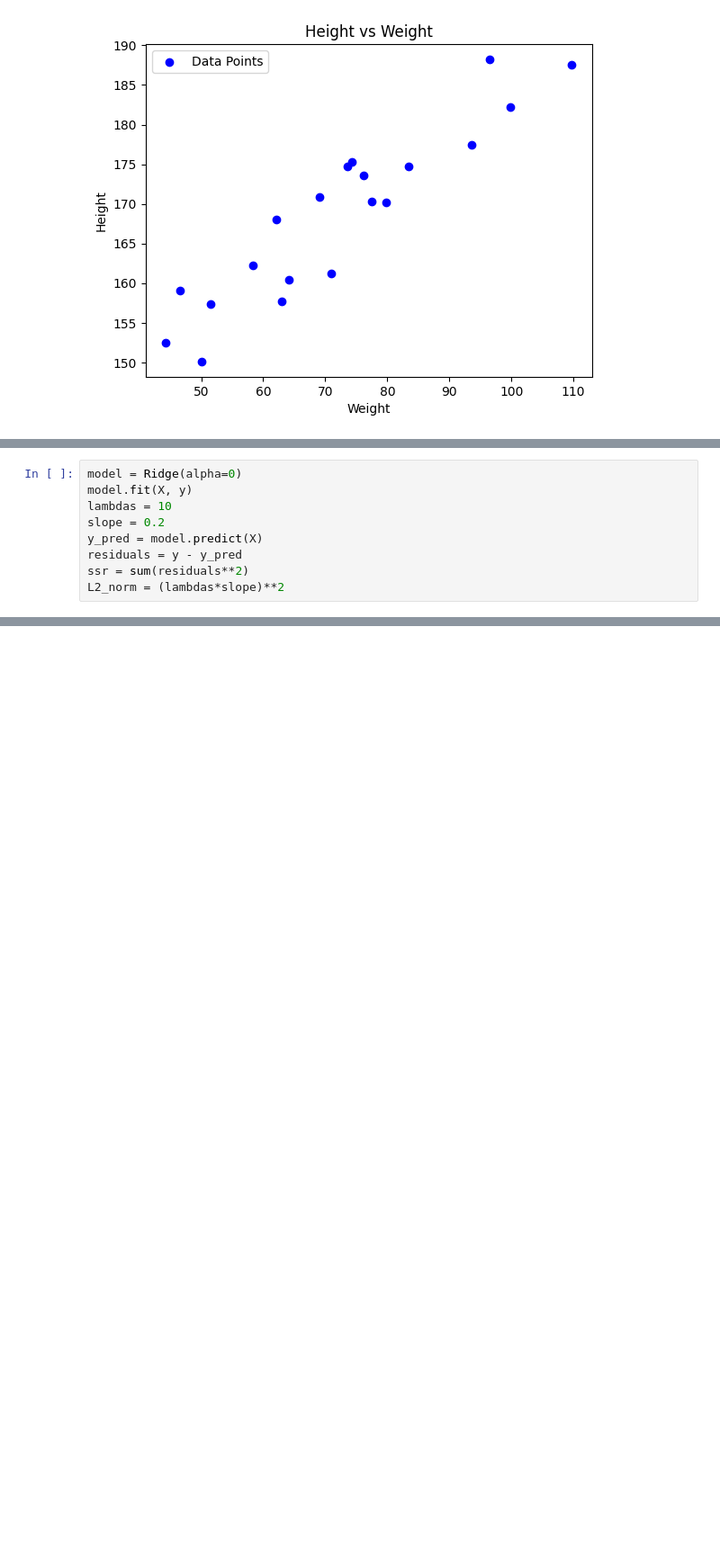
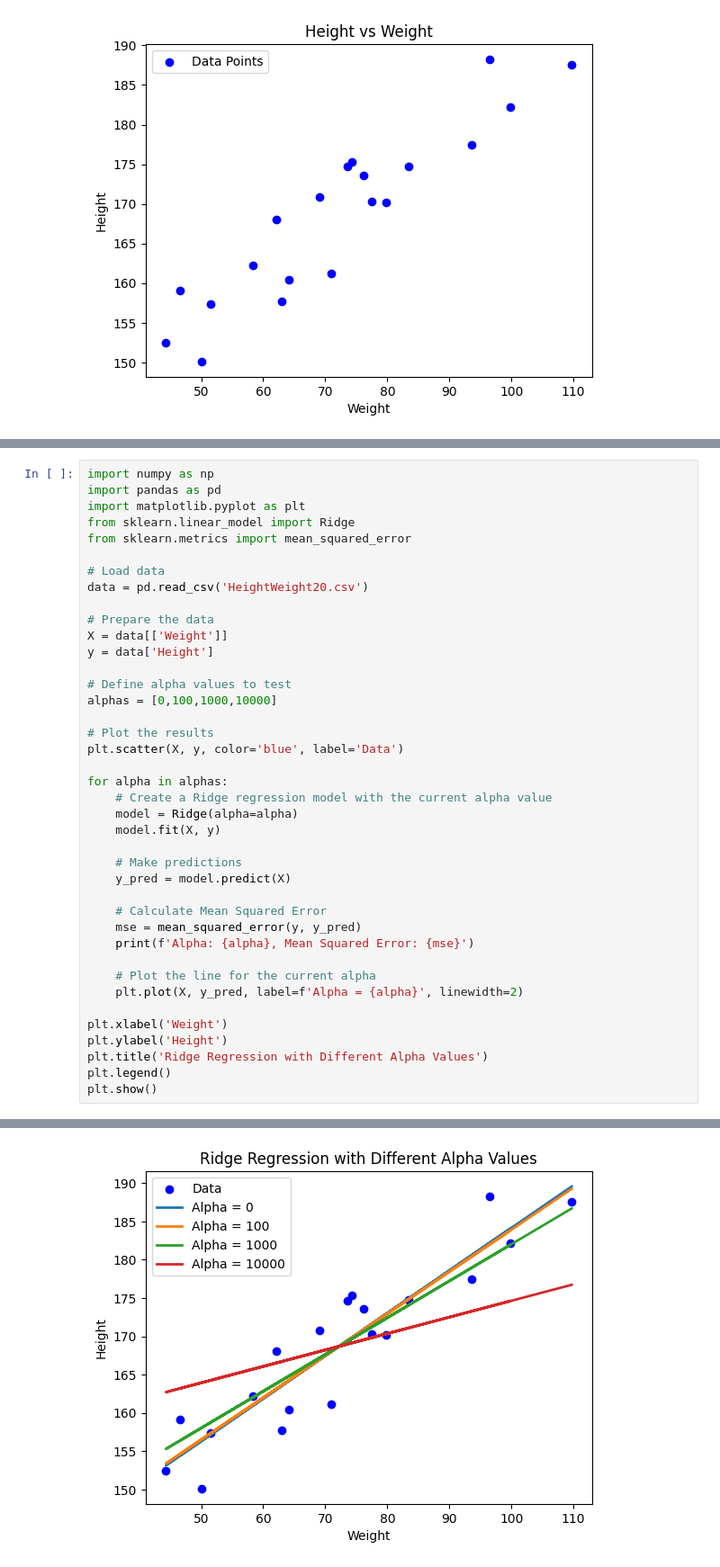
Before and after one commit to MLol-3/Machine-learning-class67, a Jupyter notebook: Regularization/Assignment1/assignment1.ipynb, the cells around one changed output, grey strips where cells are left out. Shown at 90% size. Cells and saved outputs as stored; diff of their text form; blank space fills up the shorter version.

Commit message:
ทำ code plot เส้น ridge regression

```diff
--- a/Regularization/Assignment1/assignment1.ipynb
+++ b/Regularization/Assignment1/assignment1.ipynb
@@ -102,9 +22,41 @@ Final parameters: m = -inf, c = -inf
-# %%
-model = Ridge(alpha=0)
-model.fit(X, y)
-lambdas = 10
-slope = 0.2
-y_pred = model.predict(X)
-residuals = y - y_pred
-ssr = sum(residuals**2)
-L2_norm = (lambdas*slope)**2
+# %%
+import numpy as np
+import pandas as pd
+import matplotlib.pyplot as plt
+from sklearn.linear_model import Ridge
+from sklearn.metrics import mean_squared_error
+
+# Load data
+data = pd.read_csv('HeightWeight20.csv')
+
+# Prepare the data
+X = data[['Weight']]
+y = data['Height']
+
+# Define alpha values to test
+alphas = [0,100,1000,10000]
+
+# Plot the results
+plt.scatter(X, y, color='blue', label='Data')
+
+for alpha in alphas:
+    # Create a Ridge regression model with the current alpha value
+    model = Ridge(alpha=alpha)
+    model.fit(X, y)
+
+    # Make predictions
+    y_pred = model.predict(X)
+
+    # Calculate Mean Squared Error
+    mse = mean_squared_error(y, y_pred)
+    print(f'Alpha: {alpha}, Mean Squared Error: {mse}')
+
+    # Plot the line for the current alpha
+    plt.plot(X, y_pred, label=f'Alpha = {alpha}', linewidth=2)
+
+plt.xlabel('Weight')
+plt.ylabel('Height')
+plt.title('Ridge Regression with Different Alpha Values')
+plt.legend()
+plt.show()
+# %% [output]
@@ -110,0 +67 @@ L2_norm = (lambdas*slope)**2
+[figure, added]
```
Also changed, not shown: parts of 2 cells of this notebook.
